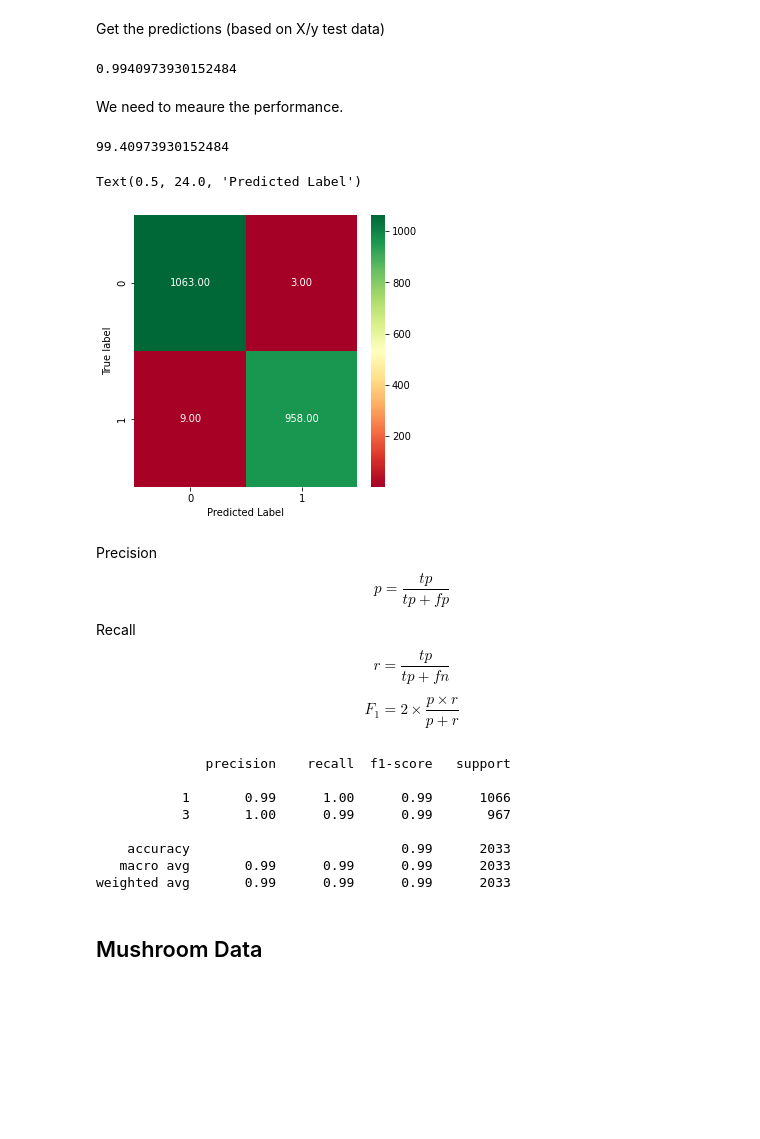
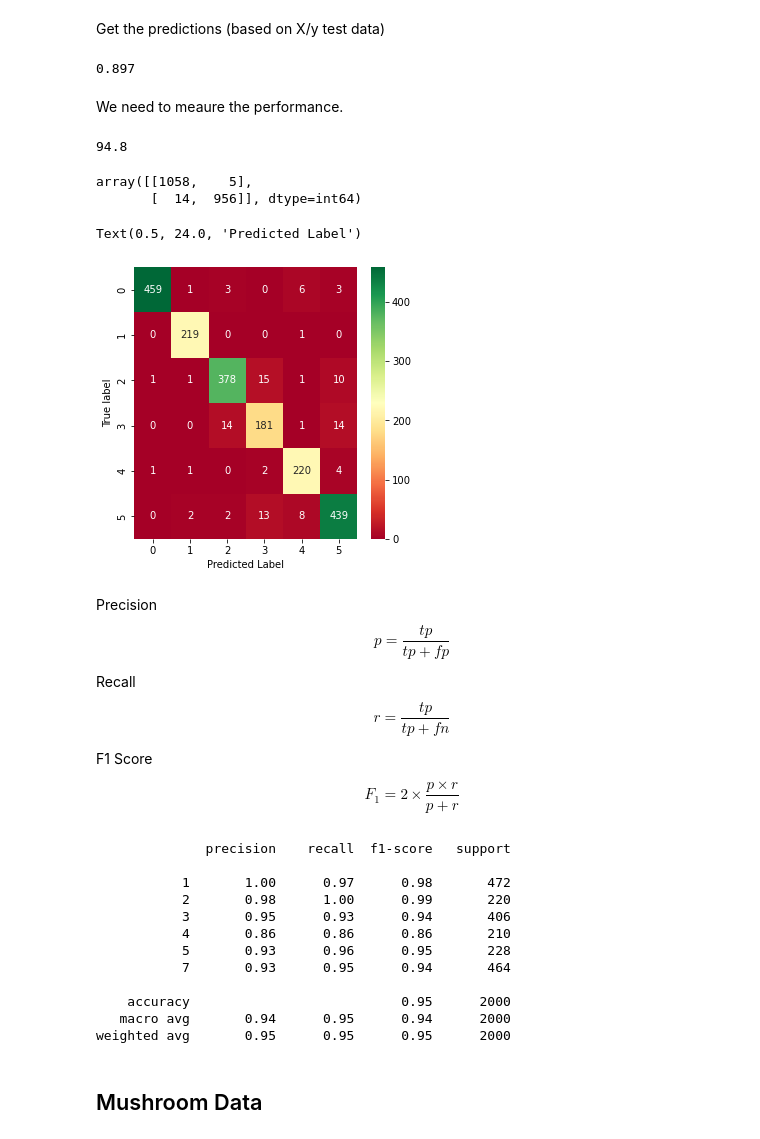
Before and after one commit to r2klabs/MachineLearningExamples, a Jupyter notebook: knn.ipynb, the cells around one changed output. Saved outputs shown, nothing was run; the diff lists cells and outputs as text; code cells hidden in the pictures; blank space fills up the shorter version.

```diff
--- a/knn.ipynb
+++ b/knn.ipynb
@@ -152,3 +156,3 @@ y_train = np.array(binary_landsat_train.iloc[:,-1])
 # %%
-X_test = np.array(binary_landsat_test.iloc[:,0:36])
-y_test = np.array(binary_landsat_test.iloc[:,-1])
+X_test = np.array(landsat_test.iloc[:,0:36])
+y_test = np.array(landsat_test.iloc[:,-1])
@@ -155,7 +168,7 @@ y_test = np.array(binary_landsat_test.iloc[:,-1])
 # %% [markdown]
 Create and fit the model.
 # %%
-neigh = KNeighborsClassifier(n_neighbors=3)
+neigh = KNeighborsClassifier(n_neighbors=10)
 # %%
 neigh.fit(X_test, y_test)
 # %% [output]
@@ -167,7 +180,7 @@ y_pred= neigh.predict(X_test)
 # %%
 neigh.score(X_test,y_test)
 # %% [output]
-0.9940973930152484
+0.897
 # %% [markdown]
 We need to meaure the performance.
 # %%
@@ -175,16 +188,21 @@ from sklearn.metrics import accuracy_score, confusion_matrix, classification_rep
 # %%
 accuracy_score(y_pred, y_test)*100
 # %% [output]
-99.40973930152484
+94.8
+# %%
+cm
+# %% [output]
+array([[1058,    5],
+       [  14,  956]], dtype=int64)
 # %%
 cm = confusion_matrix(y_pred, y_test)
 fig = plt.figure(figsize=(5,5))
-heatmap = sns.heatmap(cm, annot=True, fmt='.2f', cmap='RdYlGn')
+heatmap = sns.heatmap(cm, annot=True, fmt='.0f', cmap='RdYlGn')
 plt.ylabel('True label')
 plt.xlabel('Predicted Label')
 # %% [output]
 Text(0.5, 24.0, 'Predicted Label')
-[figure, old version]
+[figure, new version]
 # %% [markdown]
 Precision
 $$ p=\frac{tp}{tp+fp} $$
@@ -192,18 +210,24 @@ $$ p=\frac{tp}{tp+fp} $$
 Recall
 $$ r=\frac{tp}{tp+fn} $$
 
+F1 Score
+
 $$ F_{1} = 2 \times \frac{p \times r}{p + r} $$
 # %%
 print(classification_report(y_pred,y_test))
 # %% [output]
               precision    recall  f1-score   support
 
-           1       0.99      1.00      0.99      1066
-           3       1.00      0.99      0.99       967
+           1       1.00      0.97      0.98       472
+           2       0.98      1.00      0.99       220
+           3       0.95      0.93      0.94       406
+           4       0.86      0.86      0.86       210
+           5       0.93      0.96      0.95       228
+           7       0.93      0.95      0.94       464
 
-    accuracy                           0.99      2033
-   macro avg       0.99      0.99      0.99      2033
-weighted avg       0.99      0.99      0.99      2033
+    accuracy                           0.95      2000
+   macro avg       0.94      0.95      0.94      2000
+weighted avg       0.95      0.95      0.95      2000
 # %% [markdown]
 ## Mushroom Data
 # %%
```
Also changed, not shown: parts of 11 cells of this notebook, 1 other file.
